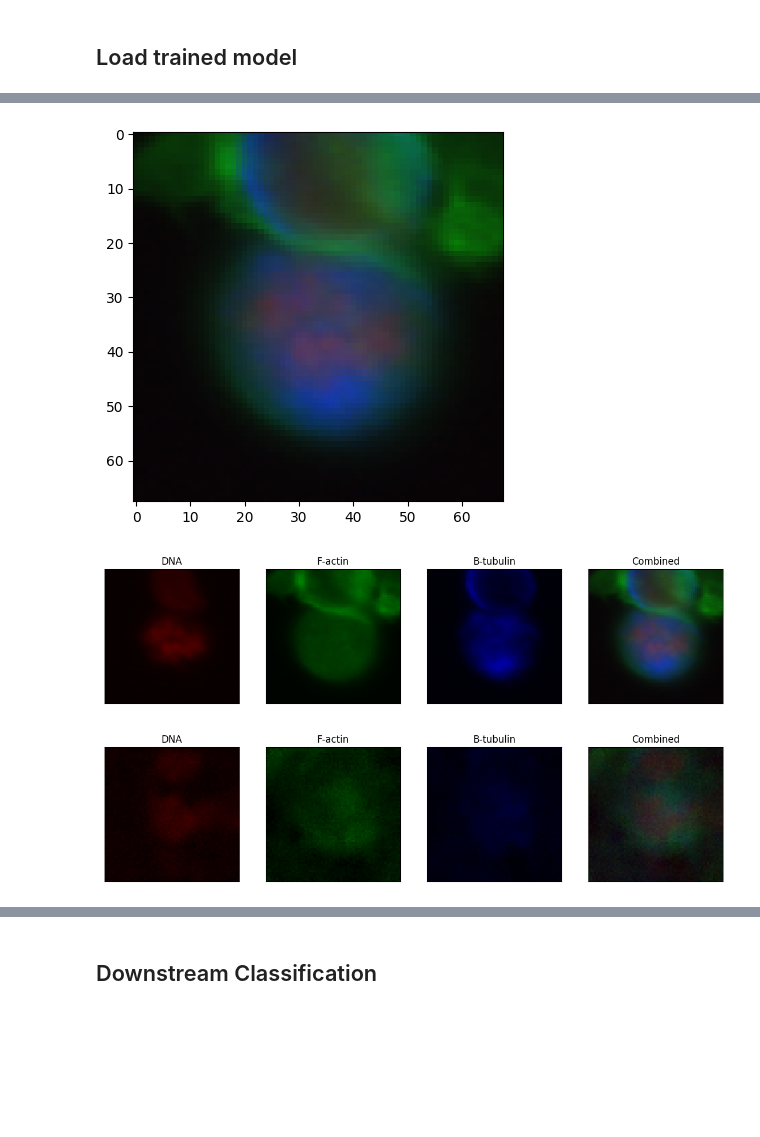
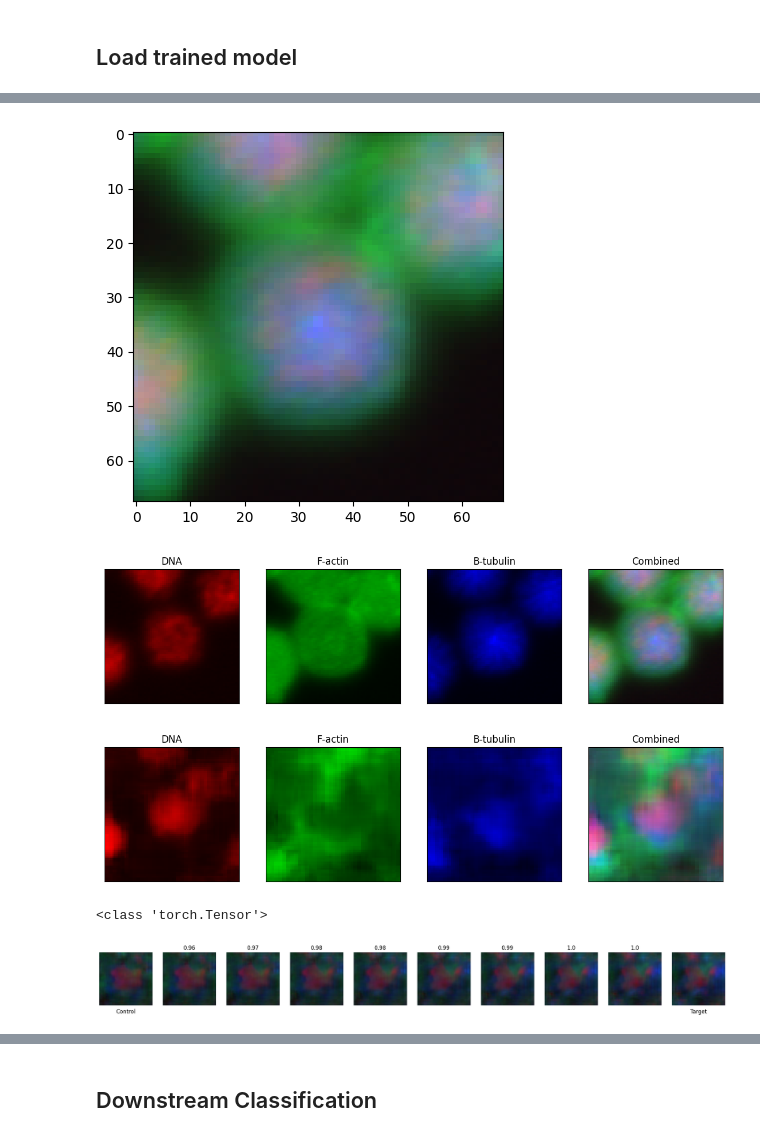
Before and after one commit to RasmusML/generative-models-for-phenotypic-profiling, a Jupyter notebook: Playground downstream.ipynb, the cells around one changed output, grey strips where cells are left out. Drawn from its saved outputs; the diff is of its cells as text; code cells hidden in the pictures; blank space fills up the shorter version.

Commit message:
update cosine similarity plotting and downstream notebook to fit new model

```diff
--- a/Playground downstream.ipynb
+++ b/Playground downstream.ipynb
@@ -46,8 +47,8 @@ cprint(f"Using device: {device}", logfile)
 # %% [markdown]
 ## Load data
 # %%
-data_root = "./data/two_multicells_two_moas/"
-metadata_all = read_metadata(data_root + "metadata.csv")
+data_root = "./data/all/"
+metadata_all = read_metadata(data_root + "metadata.csv")[0:100]
 
 mapping = get_MOA_mappings(metadata_all)
 # %%
@@ -86,7 +91,9 @@ test_set = SingleCellDataset(metadata_test, images, mapping)
 ## Load trained model
 # %%
 
-vae, validation_data, training_data, VAE_settings = LoadVAEmodel("model_dump",'2022-11-23 - 22-21-58')
+#vae, validation_data, training_data, VAE_settings = LoadVAEmodel("model_dump",'2022-11-23 - 22-21-58')
+model_type  = "nonvar"
+vae, validation_data, training_data, VAE_settings = LoadVAEmodel("./dump/outputs_2022-12-04 - 12-20-15/", model_type)
 # %%
 vae = vae.to(device)
 optimizer = torch.optim.Adam(vae.parameters(), lr=VAE_settings['learning_rate'], weight_decay=VAE_settings['weight_decay'])
@@ -104,5 +111,5 @@ plot_VAE_performance(**validation_data, title='VAE - validation')
 # %%
-x, _y = test_set[2]
-plot_image(x)
+x, y = test_set[0]
+plot_image(img_saturate(x))
 # %% [output]
-[figure, old version]
+[figure, new version]
@@ -109,13 +121,11 @@ plot_image(x)
 # %%
 vae.eval() # because of batch normalization
 outputs = vae(x[None,:,:,:])
-px = outputs["px"]
-
-x_reconstruction = px.sample()
+x_reconstruction = outputs["x_hat"].detach()
 x_reconstruction = x_reconstruction[0]
 # %%
-plot_image_channels(x)
-plot_image_channels(x_reconstruction)
+plot_image_channels(img_saturate(x))
+plot_image_channels(img_saturate(x_reconstruction))
 # %% [output]
-[figure, old version]
+[figure, new version]
-[figure, old version]
+[figure, new version]
@@ -122,4 +179,12 @@ plot_image_channels(x_reconstruction)
 # %%
-def img_saturate(img):
-    return img / torch.max(img)
+x0 = train_set[0][0]
+x1 = train_set[1][0]
+print(type(x0))
+# %% [output]
+<class 'torch.Tensor'>
+# %%
+model = vae
+plot_cosine_similarity(x0, x1, model, file=None, title=None)
+# %% [output]
+[figure, added]
 # %%
```
Also changed, not shown: parts of 16 cells of this notebook, 2 other files.
